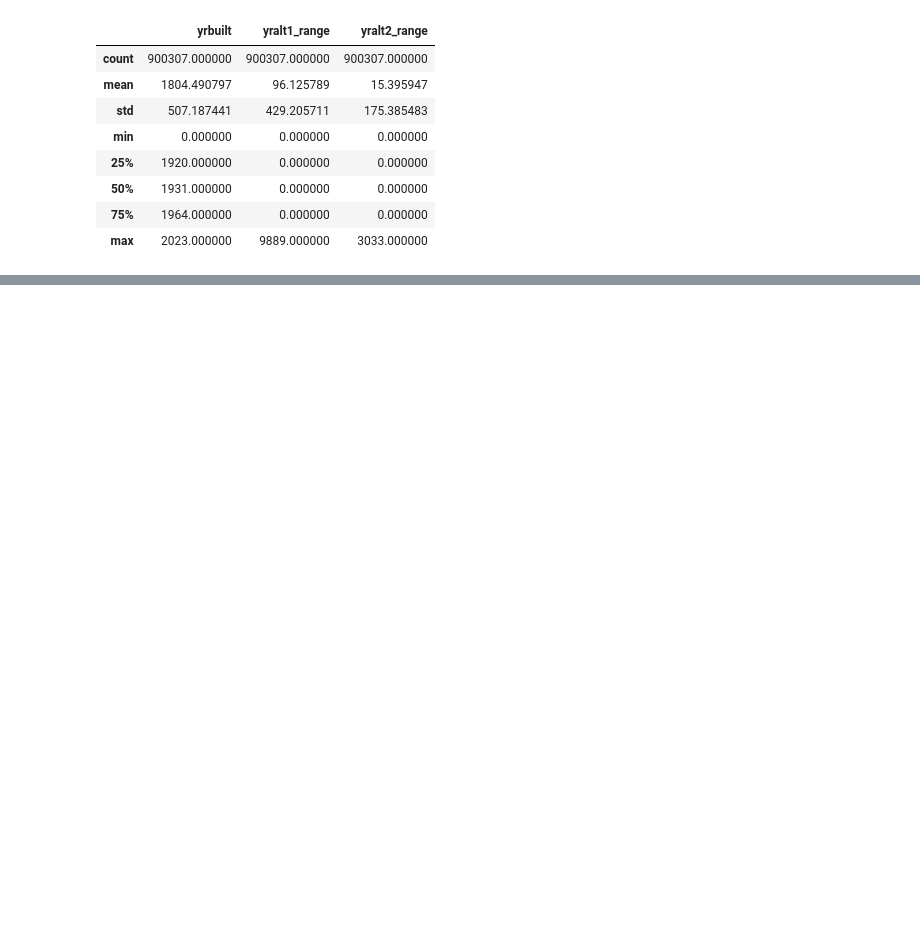
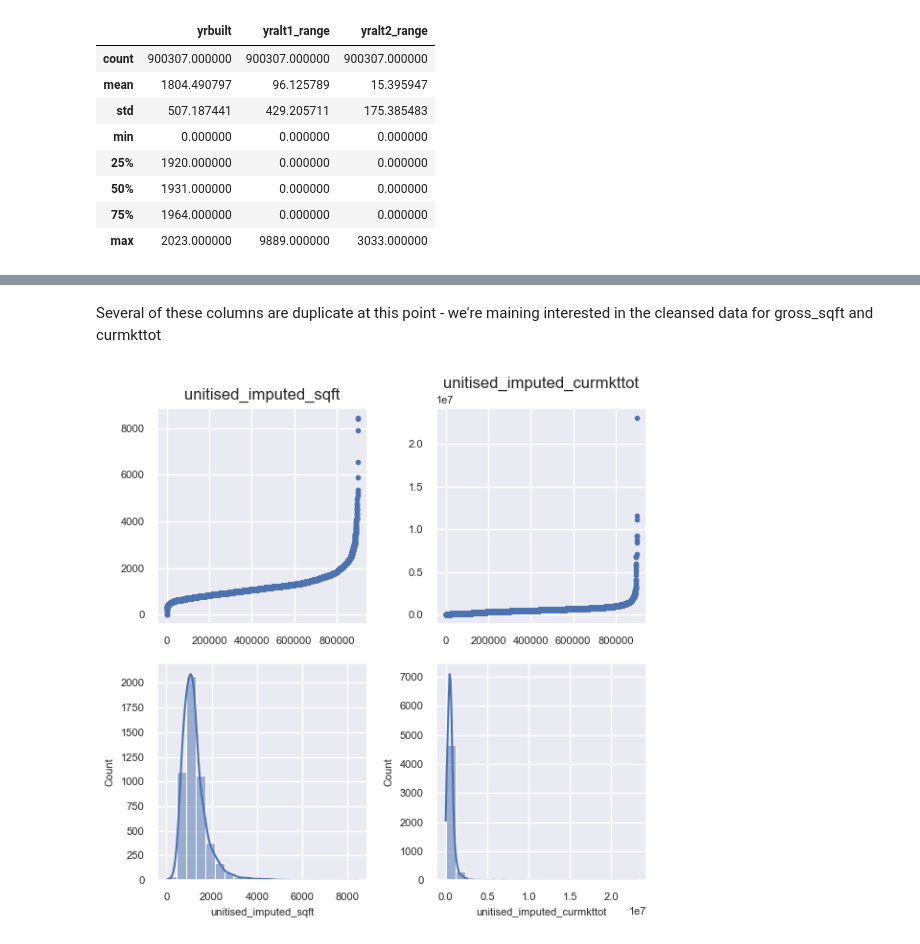
Before and after one commit to kmazurczyk/AirBnB-Price-Predictor, a Jupyter notebook: notebooks/PropertyValuation_EDA.ipynb, the cells around one changed output, grey strips where cells are left out. Drawn from its saved outputs; the diff is of its cells as text; code cells hidden in the pictures; blank space fills up the shorter version.

```diff
--- a/notebooks/PropertyValuation_EDA.ipynb
+++ b/notebooks/PropertyValuation_EDA.ipynb
@@ -466,0 +431,4 @@ array(['8', '7', '7A', '8A', '9', '8B', '7B', '8X', '6', '10', '6A', '9X',
+# %%
+# actual num residential_units
+df['residential_units'] = df['coop_apts'].where(df['coop_apts'] != 0,1)
+df.head()
@@ -466,0 +442,7 @@ array(['8', '7', '7A', '8A', '9', '8B', '7B', '8X', '6', '10', '6A', '9X',
+# %%
+# unitise continuous values
+df['unitised_sqft'] = (df['gross_sqft']/df['residential_units']).round(0)
+df['unitised_imputed_sqft'] = (df['imputed_gross_sqft_median']/df['residential_units']).round(0)
+df['unitised_curmkttot'] = (df['curmkttot']/df['residential_units']).round(0)
+df['unitised_imputed_curmkttot'] = (df['imputed_curmkttot_median']/df['residential_units']).round(0)
+df
@@ -466,0 +480,3 @@ array(['8', '7', '7A', '8A', '9', '8B', '7B', '8X', '6', '10', '6A', '9X',
+# %%
+df.drop('num_bldgs',axis=1,inplace=True)
+df.head()
@@ -466,0 +492,2 @@ array(['8', '7', '7A', '8A', '9', '8B', '7B', '8X', '6', '10', '6A', '9X',
+# %%
+sample = df.sample(5000)
@@ -466,0 +512,19 @@ array(['8', '7', '7A', '8A', '9', '8B', '7B', '8X', '6', '10', '6A', '9X',
+# %% [markdown]
+Several of these columns are duplicate at this point - we're maining interested in the cleansed data for gross_sqft and curmkttot
+# %%
+num_columns = ['unitised_imputed_sqft','unitised_imputed_curmkttot']
+iter_len = len(num_columns)
+
+fig, axs = plt.subplots(2,iter_len)
+fig.set_size_inches(3*iter_len,3*2)
+
+for i in range(iter_len):
+    s = sample[num_columns[i]].sort_values()
+    x = s.index.sort_values()
+    axs[0,i].scatter(x=x,y=s,marker='.')
+    axs[0,i].set_title(num_columns[i])
+    sns.histplot(sample,x=num_columns[i],bins=20,kde=True,ax=axs[1,i])
+
+plt.tight_layout()
+# %% [output]
+[figure, added]
```
Also changed, not shown: parts of 111 cells of this notebook, 1 other file.
